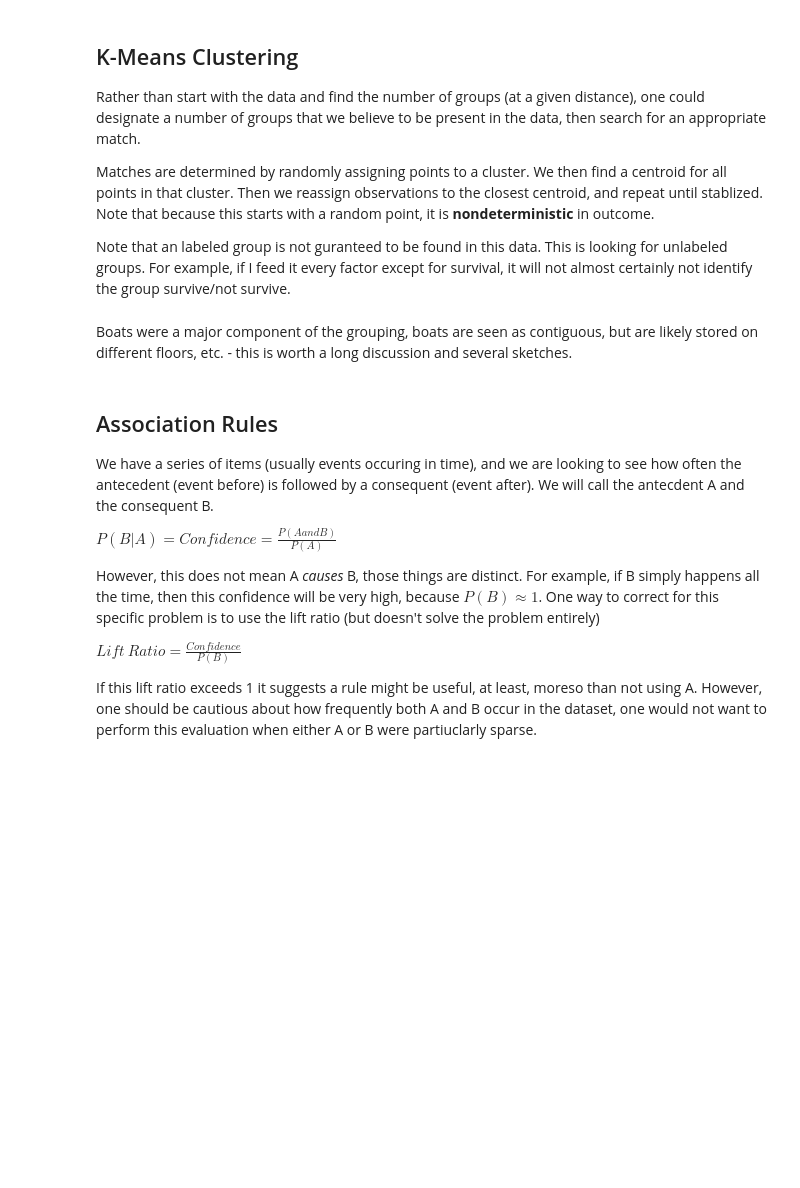
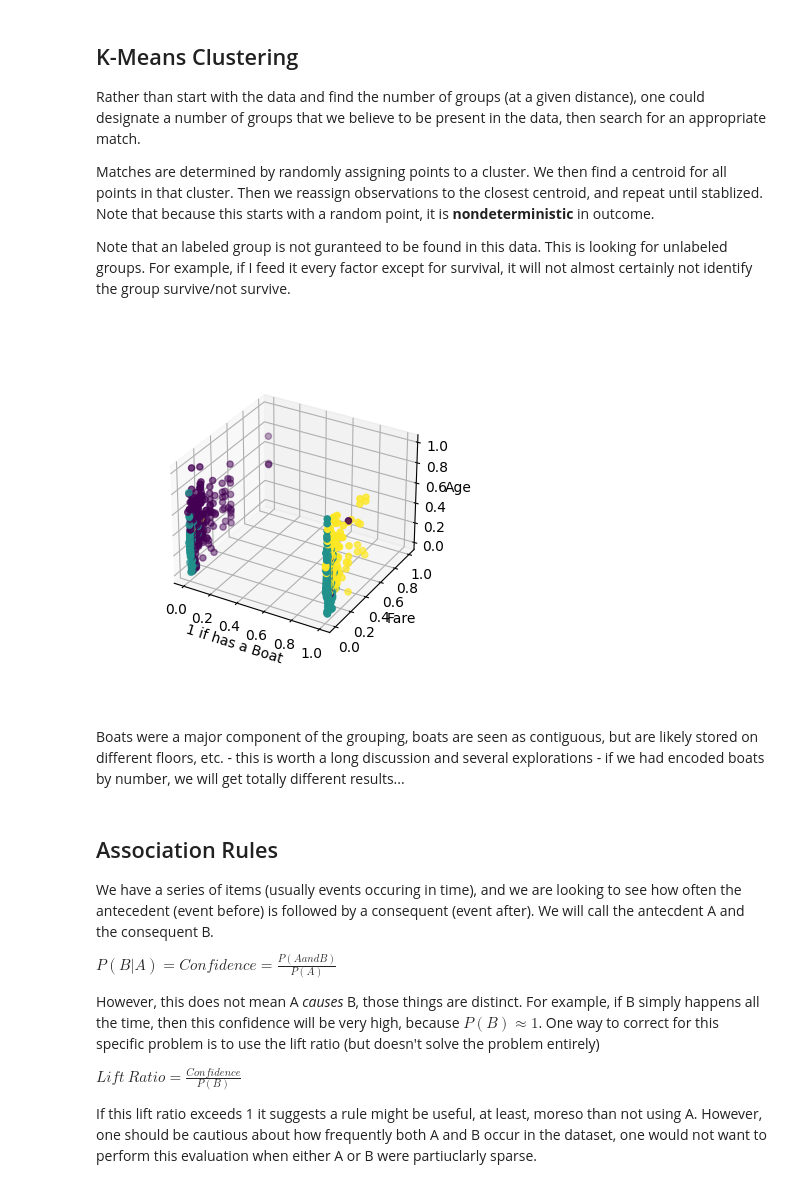
Before and after one commit to BryanSWeber/BDA301, a Jupyter notebook: Day 13 Lesson.ipynb, the cells around one changed output. Cells and saved outputs as stored; diff of their text form; code cells hidden in the pictures; blank space fills up the shorter version.

```diff
--- a/Day 13 Lesson.ipynb
+++ b/Day 13 Lesson.ipynb
@@ -51,6 +47,7 @@ FileNotFoundError: ignored
 labelInstance = LabelEncoder
 minMaxInstance = preprocessing.MinMaxScaler()
 dfTitanic['encSex'] = labelInstance().fit_transform(dfTitanic['sex'])
-dfTitanic['encBoat'] = labelInstance().fit_transform(dfTitanic[]) #Note that this encoding assumes a relationship between the boats in some quasilinear fashion!
+dfTitanic['hasBoat'] = pd.isna(dfTitanic['boat']).astype(int)  #Note that this encoding assumes a relationship between the boats in some quasilinear fashion!
 dfTitanic[['stdFare','stdAge']] = minMaxInstance.fit_transform(dfTitanic[['fare','age']])   #It is vital that you standardize/normalize everything you can, otherwise the distance metrics are dominated by things like fare price and not by other elements.  Your choice here matters.
-dfClean = dfTitanic[['pclass','survived','encSex','encBoat','stdFare','stdAge']].dropna(how='any')
+dfClean = dfTitanic[['pclass','survived','encSex','hasBoat','stdFare','stdAge']].dropna(how='any')
+dfClean.head() #These are the columns we want.
@@ -79,17 +92,19 @@ Note that an labeled group is not guranteed to be found in this data. This is lo
 # %%
 kmeans = KMeans(n_clusters=3, n_init=1234) #selecting arbitrary random seed
 kmeans.fit(dfClean)
 
 ax = plt.axes(projection='3d')
-ax.scatter3D(dfClean['encBoat'], dfClean['stdFare'], dfClean['stdAge'], c=kmeans.labels_);
+ax.scatter3D(dfClean['hasBoat'], dfClean['stdFare'], dfClean['stdAge'], c=kmeans.labels_);
 
-ax.set_xlabel('Boat')
+ax.set_xlabel('1 if has a Boat')
 ax.set_ylabel('Fare')
 ax.set_zlabel('Age')
 ax.set_box_aspect(aspect=None, zoom=0.75)
 plt.show()
+# %% [output]
+[figure, added]
 # %% [markdown]
-Boats were a major component of the grouping, boats are seen as contiguous, but are likely stored on different floors, etc. - this is worth a long discussion and several sketches.
+Boats were a major component of the grouping, boats are seen as contiguous, but are likely stored on different floors, etc. - this is worth a long discussion and several explorations - if we had encoded boats by number, we will get totally different results...
 # %% [markdown]
 ## Association Rules
 
```
Also changed, not shown: parts of 7 cells of this notebook, 2 other files.
